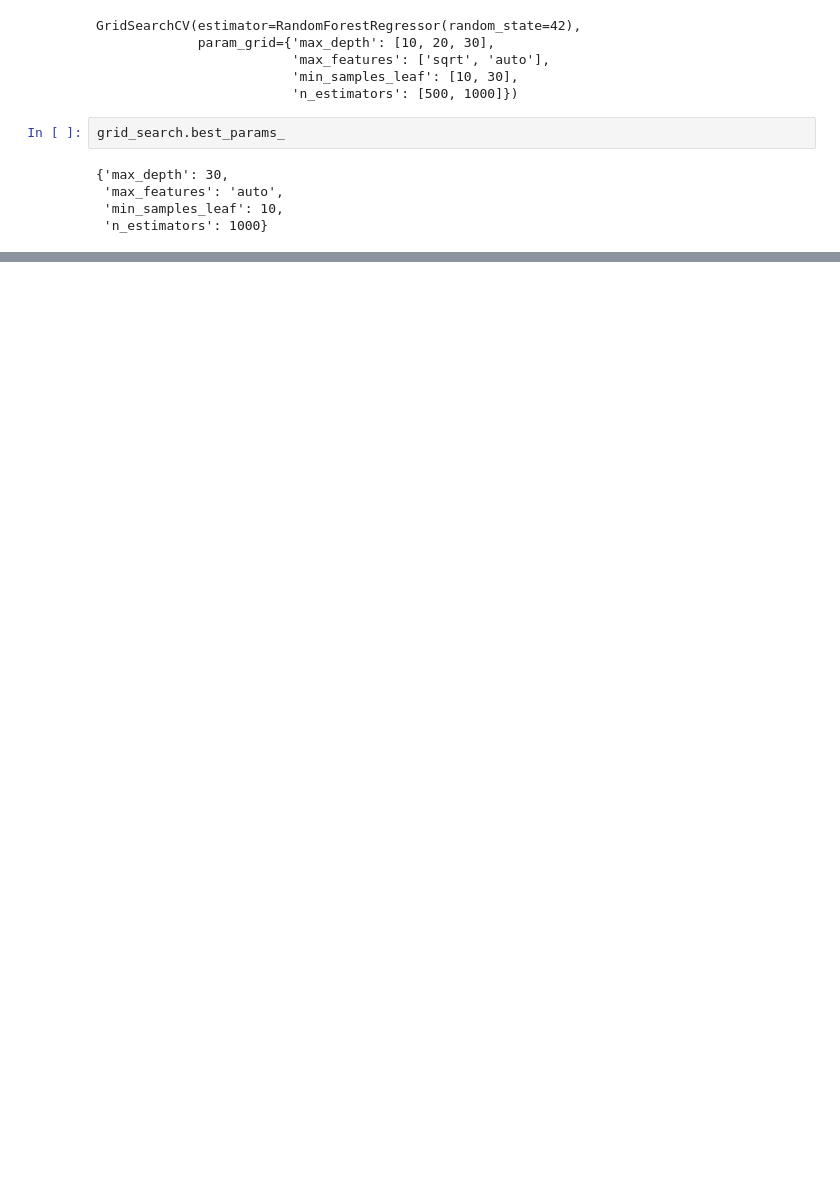
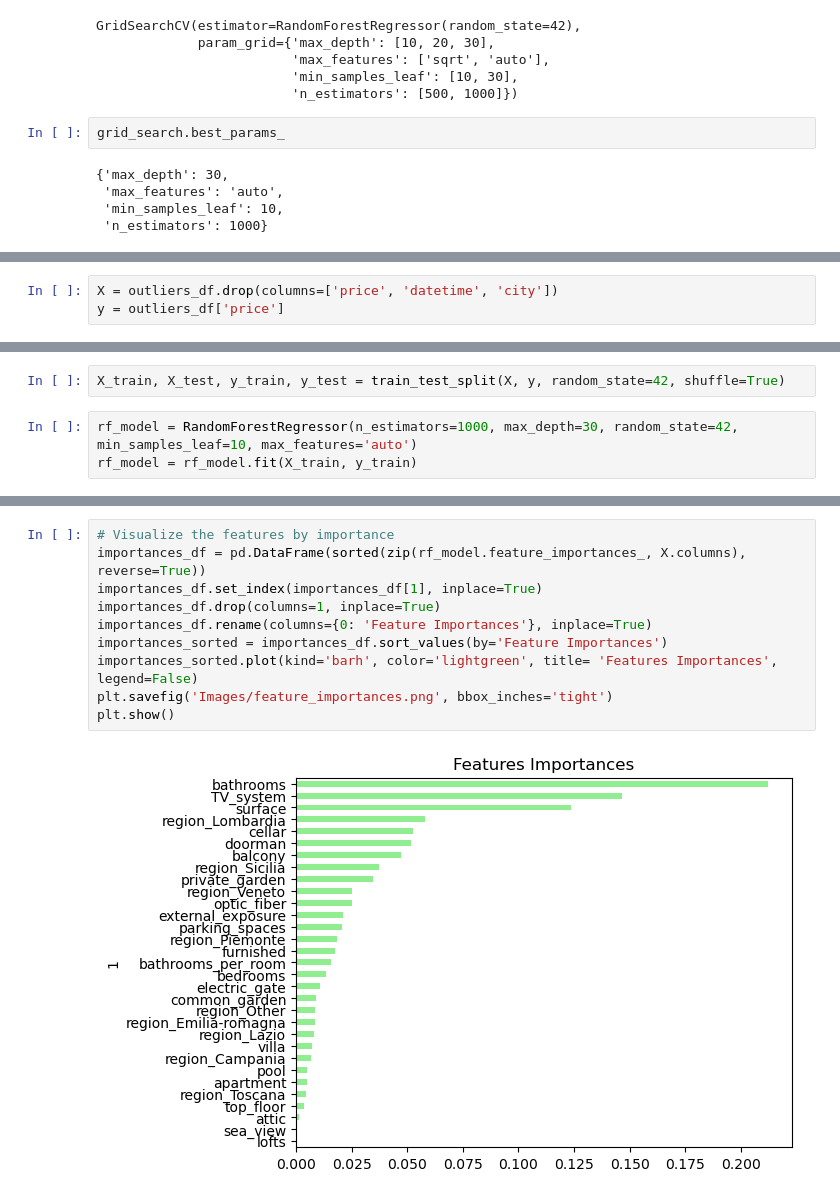
Before and after one commit to Andrewli1212/project-4, a Jupyter notebook: Italy_property.ipynb, the cells around one changed output, grey strips where cells are left out. Drawn from its saved outputs; the diff is of its cells as text; blank space fills up the shorter version.

```diff
--- a/Italy_property.ipynb
+++ b/Italy_property.ipynb
@@ -518,0 +571,3 @@ Mean Squared Error: 1.3881813708346085e+28
+# %%
+X = outliers_df.drop(columns=['price', 'datetime', 'city'])
+y = outliers_df['price']
@@ -518,0 +576,5 @@ Mean Squared Error: 1.3881813708346085e+28
+# %%
+X_train, X_test, y_train, y_test = train_test_split(X, y, random_state=42, shuffle=True)
+# %%
+rf_model = RandomForestRegressor(n_estimators=1000, max_depth=30, random_state=42, min_samples_leaf=10, max_features='auto')
+rf_model = rf_model.fit(X_train, y_train)
@@ -526,0 +616,12 @@ df = filtered_df.copy()
+# %%
+# Visualize the features by importance
+importances_df = pd.DataFrame(sorted(zip(rf_model.feature_importances_, X.columns), reverse=True))
+importances_df.set_index(importances_df[1], inplace=True)
+importances_df.drop(columns=1, inplace=True)
+importances_df.rename(columns={0: 'Feature Importances'}, inplace=True)
+importances_sorted = importances_df.sort_values(by='Feature Importances')
+importances_sorted.plot(kind='barh', color='lightgreen', title= 'Features Importances', legend=False)
+plt.savefig('Images/feature_importances.png', bbox_inches='tight')
+plt.show()
+# %% [output]
+[figure, added]
```
Also changed, not shown: parts of 66 cells of this notebook, 4 other files.
